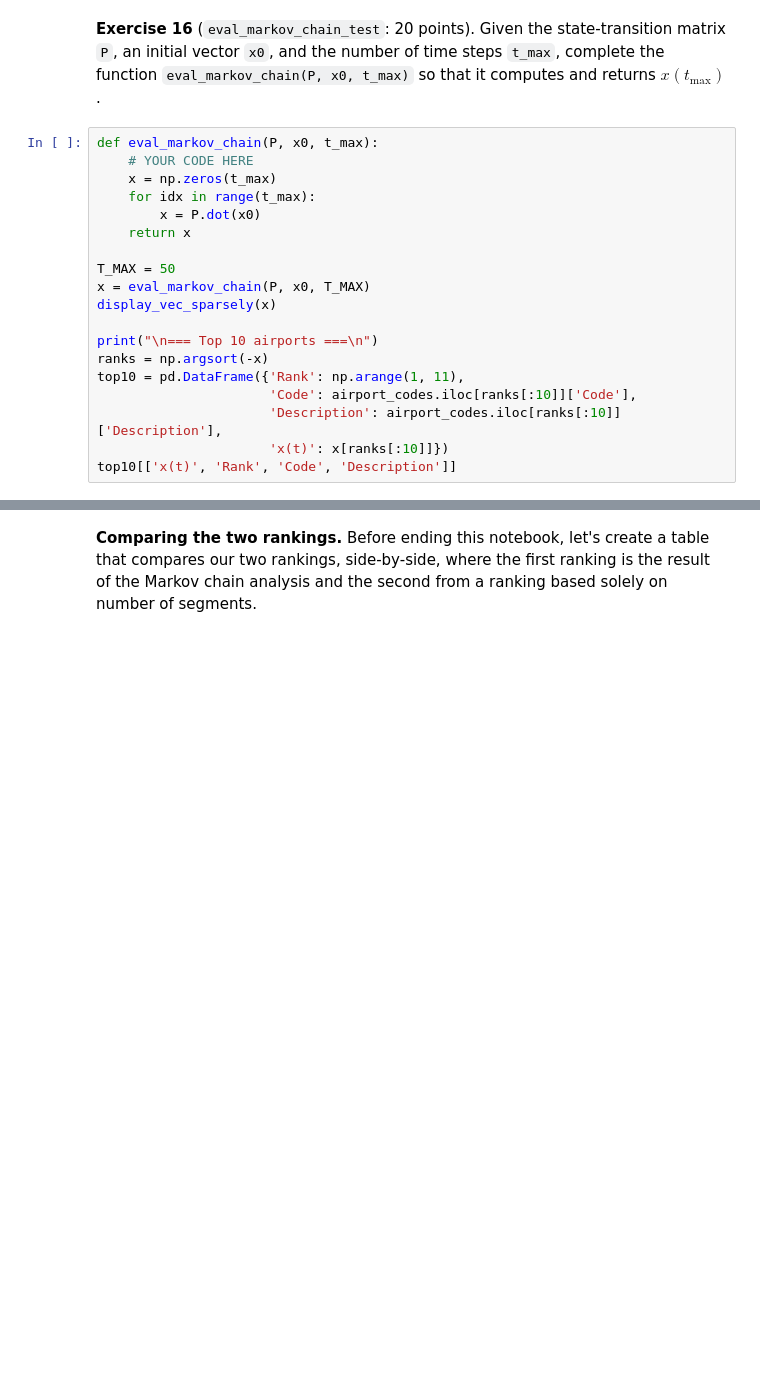
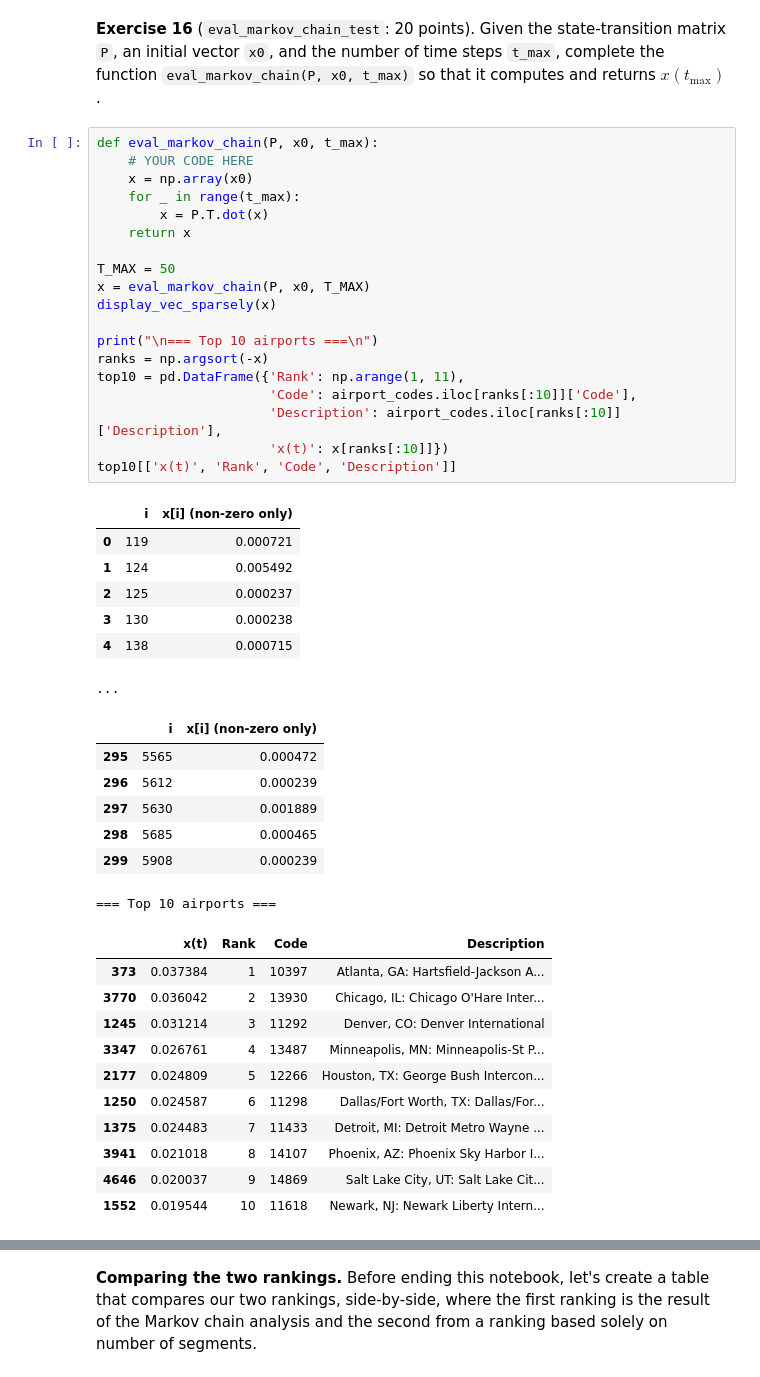
Before and after one commit to LinhToan/newman-msds, a Jupyter notebook: dsci-6513-applied-machine-learning-2/module-3/Toan_Module_3_2_Assoc_and_NonDet.ipynb, the cells around one changed output, grey strips where cells are left out. Cells and saved outputs as stored; diff of their text form; blank space fills up the shorter version.

```diff
--- a/dsci-6513-applied-machine-learning-2/module-3/Toan_Module_3_2_Assoc_and_NonDet.ipynb
+++ b/dsci-6513-applied-machine-learning-2/module-3/Toan_Module_3_2_Assoc_and_NonDet.ipynb
@@ -1053,22 +1213,48 @@ print("\n(Passed! You got 20 points!)")
 # %%
 def eval_markov_chain(P, x0, t_max):
     # YOUR CODE HERE
-    x = np.zeros(t_max)
-    for idx in range(t_max):
-        x = P.dot(x0)
+    x = np.array(x0)
+    for _ in range(t_max):
+        x = P.T.dot(x)
     return x
 
 T_MAX = 50
 x = eval_markov_chain(P, x0, T_MAX)
 display_vec_sparsely(x)
 
 print("\n=== Top 10 airports ===\n")
 ranks = np.argsort(-x)
 top10 = pd.DataFrame({'Rank': np.arange(1, 11),
                       'Code': airport_codes.iloc[ranks[:10]]['Code'],
                       'Description': airport_codes.iloc[ranks[:10]]['Description'],
                       'x(t)': x[ranks[:10]]})
 top10[['x(t)', 'Rank', 'Code', 'Description']]
+# %% [output]
+|  | i | x[i] (non-zero only) |
+| 0 | 119 | 0.000721 |
+| 1 | 124 | 0.005492 |
+| 2 | 125 | 0.000237 |
+| 3 | 130 | 0.000238 |
+| 4 | 138 | 0.000715 |
+...
+|  | i | x[i] (non-zero only) |
+| 295 | 5565 | 0.000472 |
+| 296 | 5612 | 0.000239 |
+| 297 | 5630 | 0.001889 |
+| 298 | 5685 | 0.000465 |
+| 299 | 5908 | 0.000239 |
+=== Top 10 airports ===
+|  | x(t) | Rank | Code | Description |
+| 373 | 0.037384 | 1 | 10397 | Atlanta, GA: Hartsfield-Jackson A... |
+| 3770 | 0.036042 | 2 | 13930 | Chicago, IL: Chicago O'Hare Inter... |
+| 1245 | 0.031214 | 3 | 11292 | Denver, CO: Denver International |
+| 3347 | 0.026761 | 4 | 13487 | Minneapolis, MN: Minneapolis-St P... |
+| 2177 | 0.024809 | 5 | 12266 | Houston, TX: George Bush Intercon... |
+| 1250 | 0.024587 | 6 | 11298 | Dallas/Fort Worth, TX: Dallas/For... |
+| 1375 | 0.024483 | 7 | 11433 | Detroit, MI: Detroit Metro Wayne ... |
+| 3941 | 0.021018 | 8 | 14107 | Phoenix, AZ: Phoenix Sky Harbor I... |
+| 4646 | 0.020037 | 9 | 14869 | Salt Lake City, UT: Salt Lake Cit... |
+| 1552 | 0.019544 | 10 | 11618 | Newark, NJ: Newark Liberty Intern... |
 # %%
 # Test cell: `eval_markov_chain_test`
 
```
Also changed, not shown: parts of 27 cells of this notebook.
